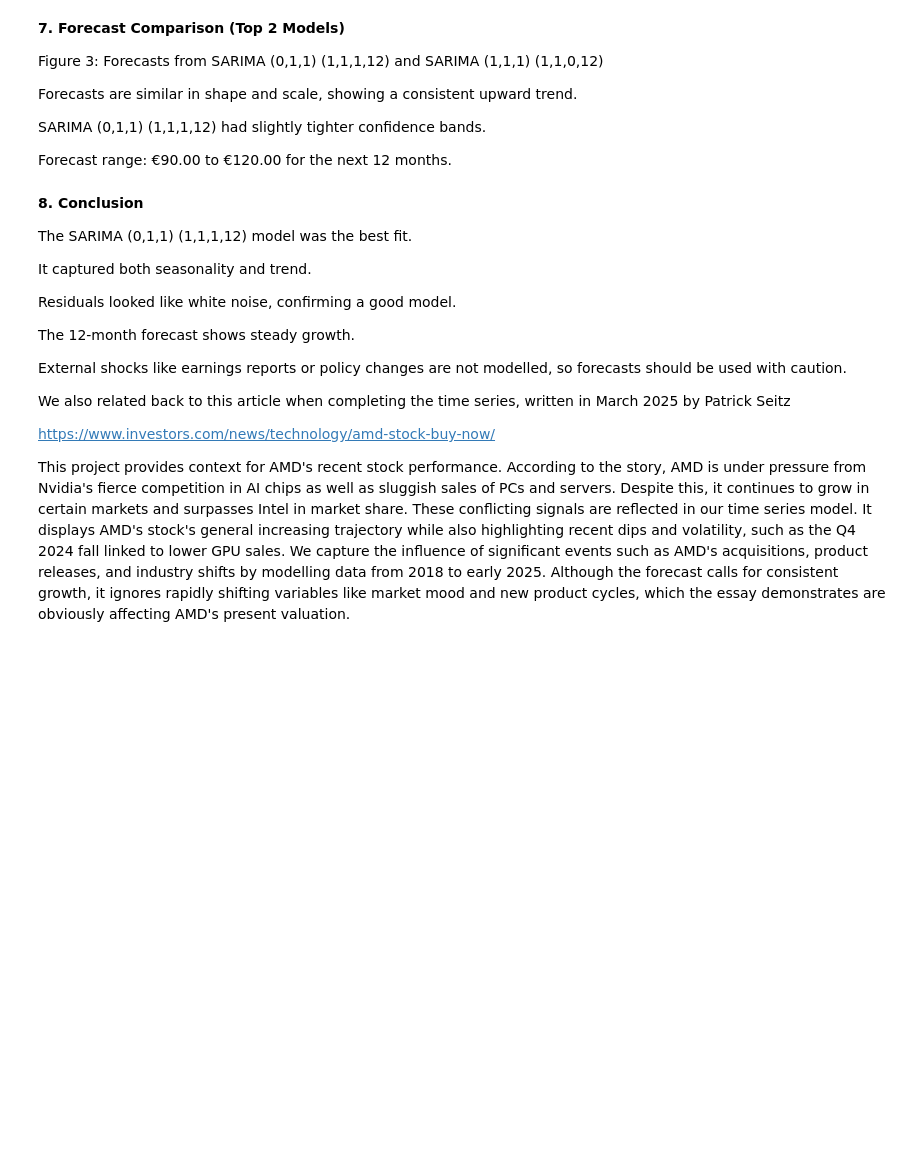
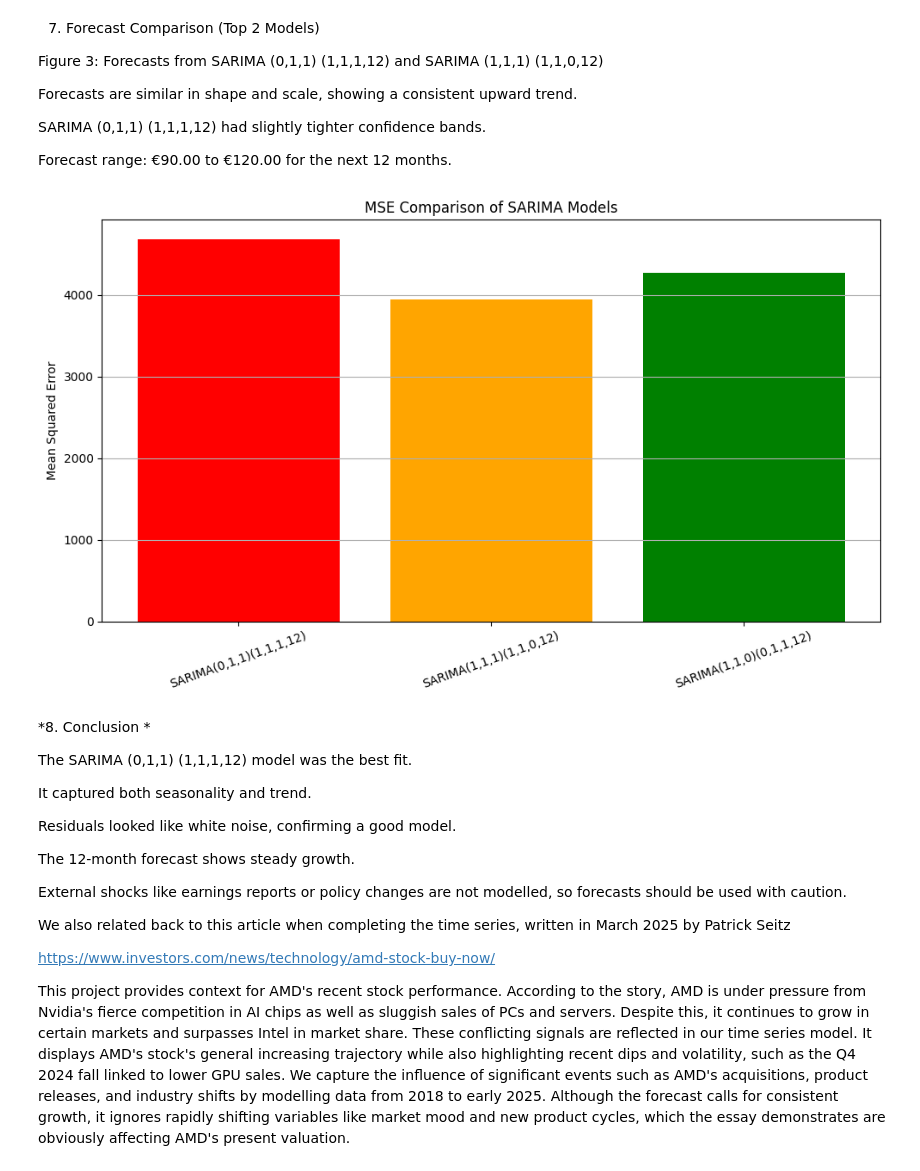
Before and after one commit to raleight1/Forecasting-Nonseasonal-and-Seasonal, a Jupyter notebook: Final_Report_Seasonal.ipynb, the cells around one changed output. Drawn from its saved outputs; the diff is of its cells as text; code cells hidden in the pictures; blank space fills up the shorter version.

```diff
--- a/Final_Report_Seasonal.ipynb
+++ b/Final_Report_Seasonal.ipynb
@@ -111,5 +335,5 @@ SARIMA (1,1,0)(0,1,1,12)
 # %% [markdown]
-**7. Forecast Comparison (Top 2 Models)**
+7. Forecast Comparison (Top 2 Models)
 
 Figure 3: Forecasts from SARIMA (0,1,1) (1,1,1,12) and SARIMA (1,1,1) (1,1,0,12)
 
@@ -118,8 +342,40 @@ Forecasts are similar in shape and scale, showing a consistent upward trend.
 SARIMA (0,1,1) (1,1,1,12) had slightly tighter confidence bands.
 
 Forecast range: €90.00 to €120.00 for the next 12 months.
+# %%
+# Train/test split: last 12 months as test set
+train = df['Price'][:-12]
+test = df['Price'][-12:]
+
+# Model configurations
+models = {
+    "SARIMA(0,1,1)(1,1,1,12)": ((0, 1, 1), (1, 1, 1, 12)),
+    "SARIMA(1,1,1)(1,1,0,12)": ((1, 1, 1), (1, 1, 0, 12)),
+    "SARIMA(1,1,0)(0,1,1,12)": ((1, 1, 0), (0, 1, 1, 12))
+}
+
+# Calculate MSE for each model
+mse_results = {}
+for name, (order, seasonal_order) in models.items():
+    model = SARIMAX(train, order=order, seasonal_order=seasonal_order)
+    results = model.fit(disp=False)
+    forecast = results.forecast(steps=12)
+    mse = mean_squared_error(test, forecast)
+    mse_results[name] = mse
+
+# Plot MSE results
+plt.figure(figsize=(10, 6))
+plt.bar(mse_results.keys(), mse_results.values(), color=['red', 'orange', 'green'])
+plt.title("MSE Comparison of SARIMA Models")
+plt.ylabel("Mean Squared Error")
+plt.xticks(rotation=20)
+plt.grid(axis='y')
+plt.tight_layout()
+plt.show()
+# %% [output]
+[figure, added]
 # %% [markdown]
-**8. Conclusion**
+*8. Conclusion *
 
 The SARIMA (0,1,1) (1,1,1,12) model was the best fit.
 
```
Also changed, not shown: parts of 17 cells of this notebook.
